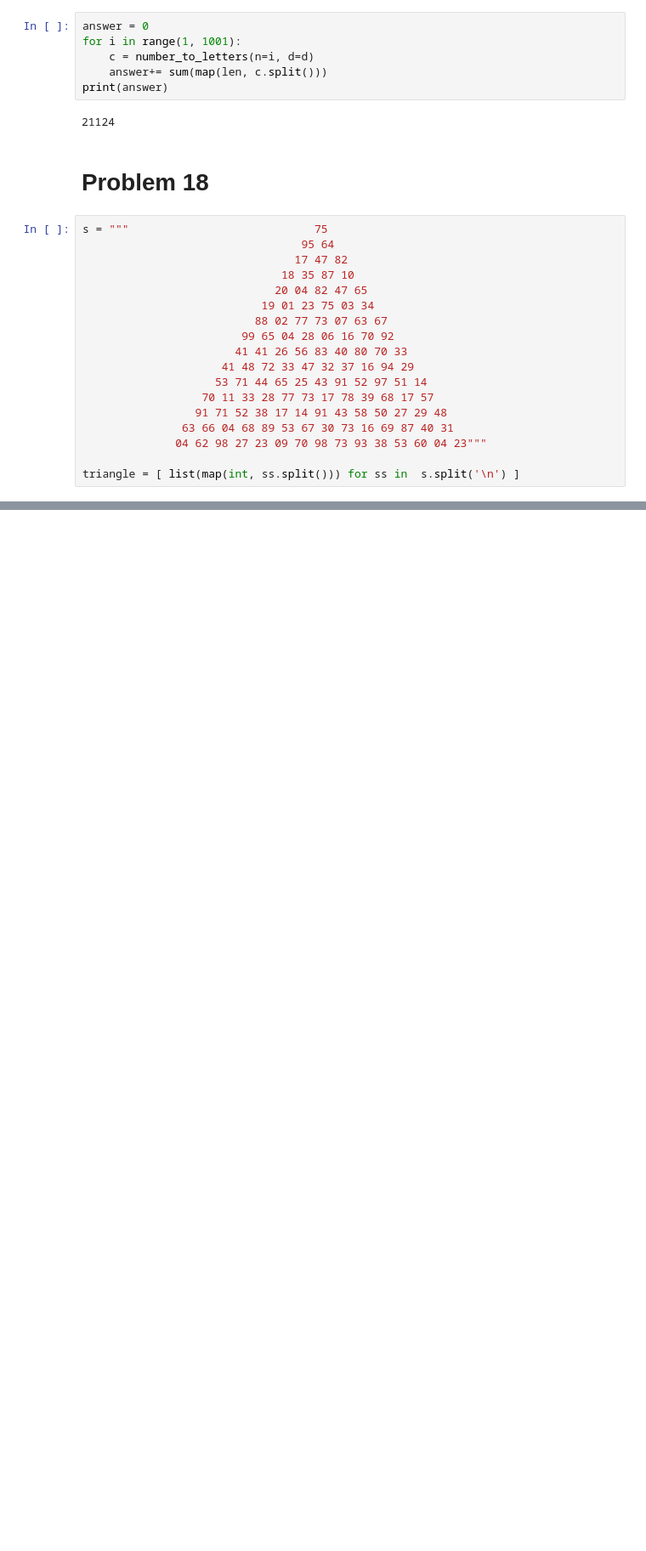
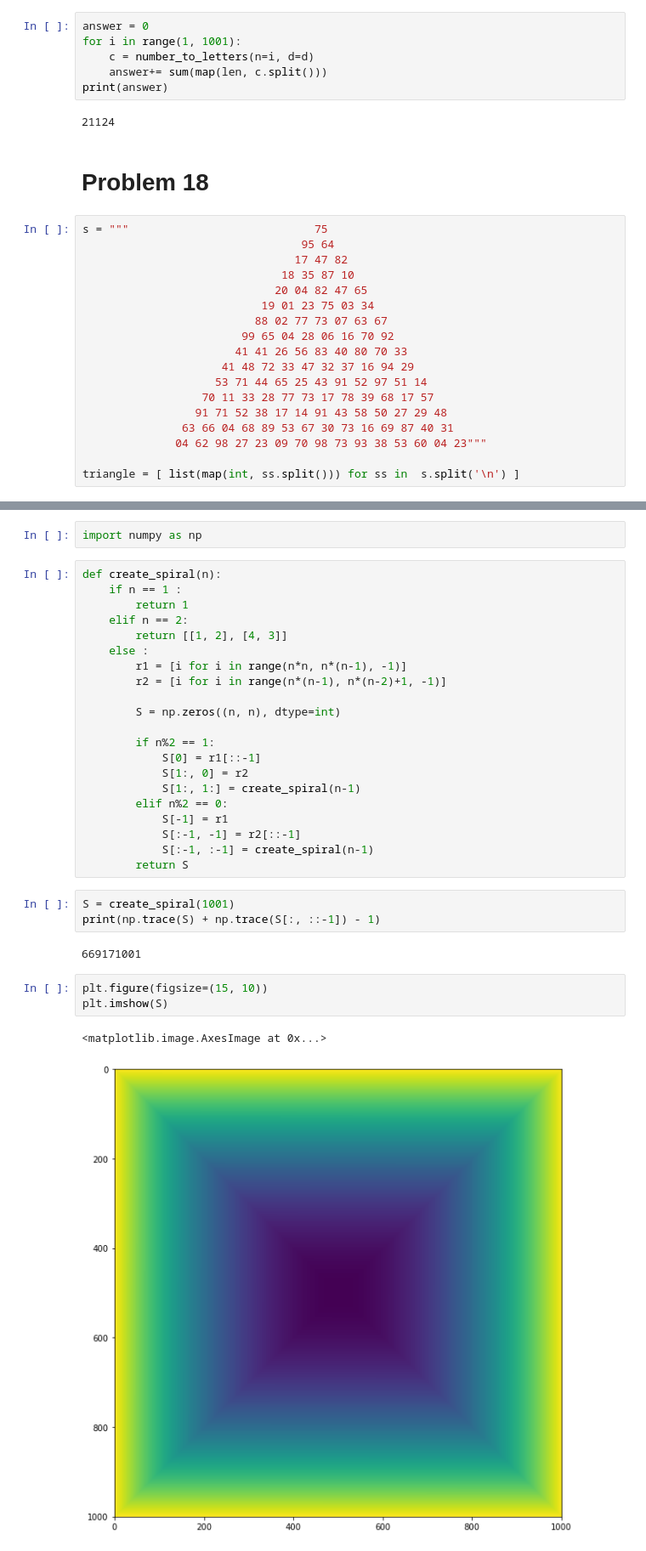
Before and after one commit to staghado/Project-Euler, a Jupyter notebook: solutions.ipynb, the cells around one changed output, grey strips where cells are left out. Shown at 85% size. Drawn from its saved outputs; the diff is of its cells as text; blank space fills up the shorter version.

```diff
--- a/solutions.ipynb
+++ b/solutions.ipynb
@@ -585,0 +665,34 @@ naive(triangle)
+# %%
+import numpy as np
+# %%
+def create_spiral(n):
+    if n == 1 :
+        return 1
+    elif n == 2:
+        return [[1, 2], [4, 3]]
+    else :
+        r1 = [i for i in range(n*n, n*(n-1), -1)]
+        r2 = [i for i in range(n*(n-1), n*(n-2)+1, -1)]
+
+        S = np.zeros((n, n), dtype=int)
+
+        if n%2 == 1:
+            S[0] = r1[::-1]
+            S[1:, 0] = r2
+            S[1:, 1:] = create_spiral(n-1)
+        elif n%2 == 0:
+            S[-1] = r1
+            S[:-1, -1] = r2[::-1]
+            S[:-1, :-1] = create_spiral(n-1)
+        return S
+# %%
+S = create_spiral(1001)
+print(np.trace(S) + np.trace(S[:, ::-1]) - 1)
+# %% [output]
+669171001
+# %%
+plt.figure(figsize=(15, 10))
+plt.imshow(S)
+# %% [output]
+<matplotlib.image.AxesImage at 0x...>
+[figure, added]
```
Also changed, not shown: parts of 26 cells of this notebook, 2 other files.
